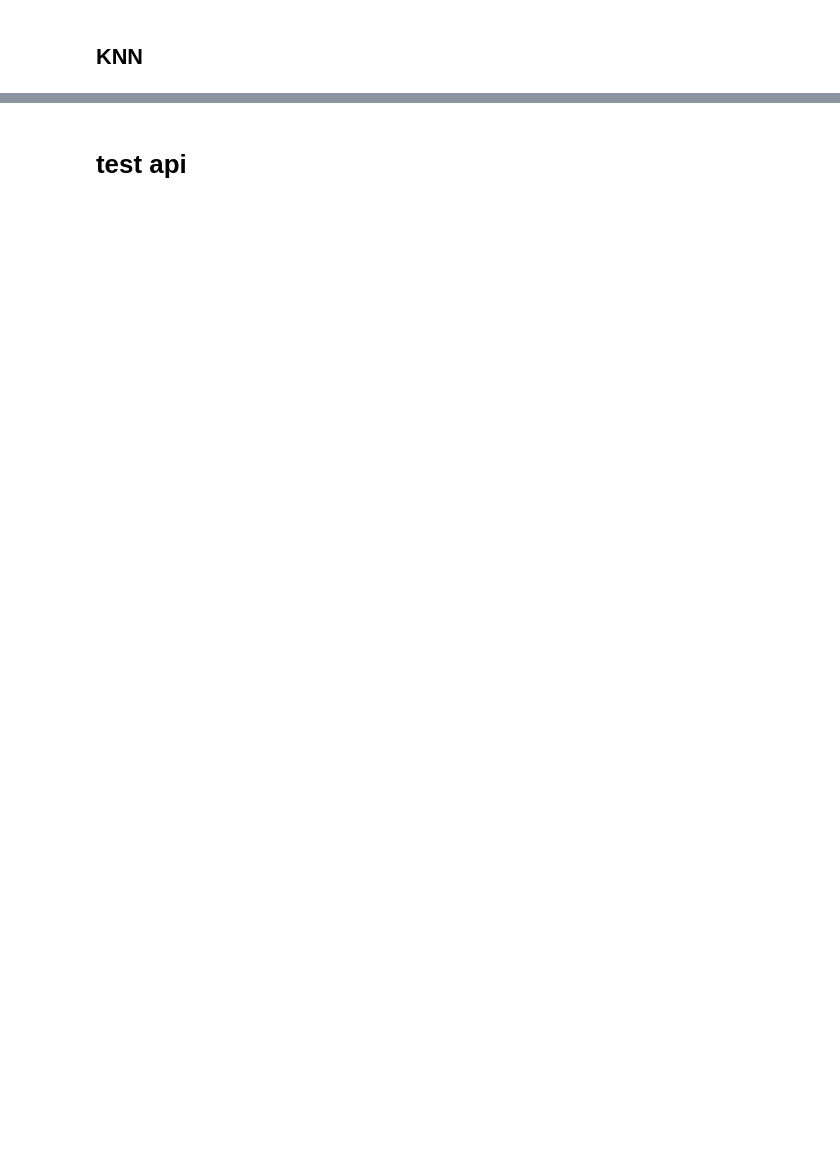
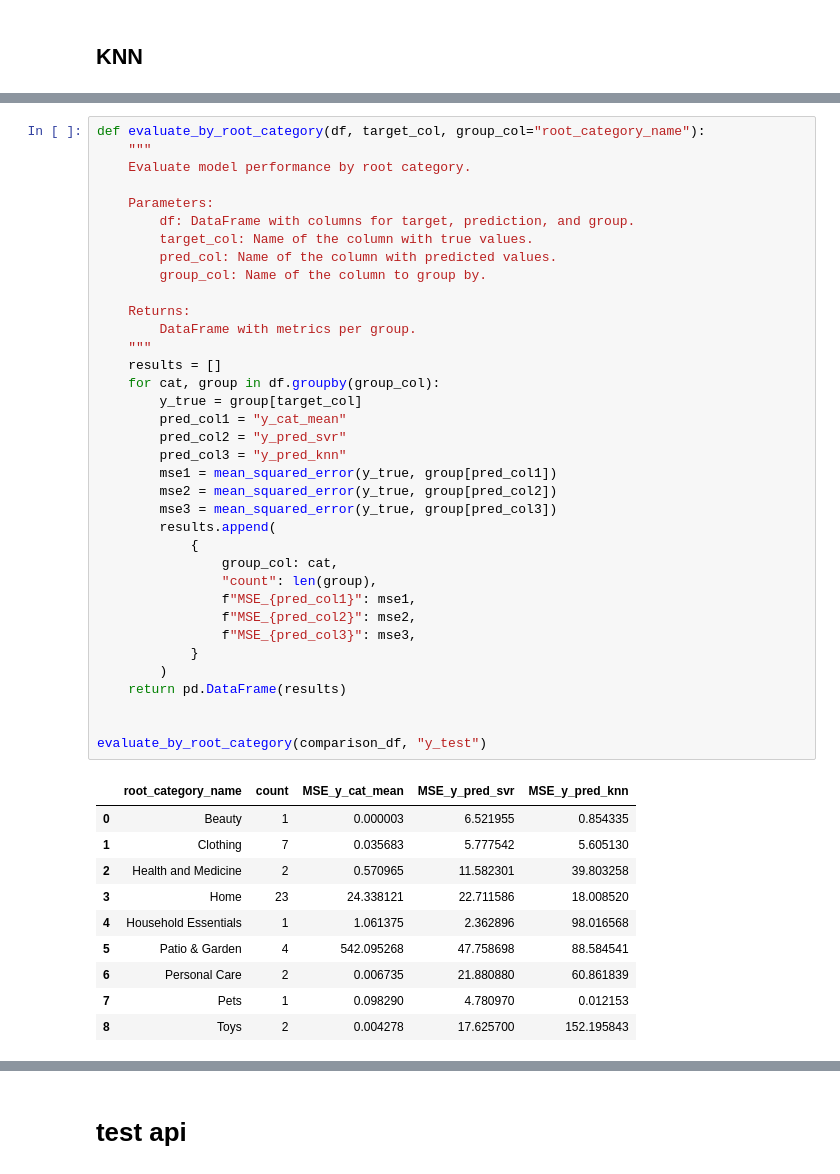
Before and after one commit to madboffin/DS-peso-y-volumetria-de-mercancias, a Jupyter notebook: notebooks/03_model_training.ipynb, the cells around one changed output, grey strips where cells are left out. Drawn from its saved outputs; the diff is of its cells as text; blank space fills up the shorter version.

```diff
--- a/notebooks/03_model_training.ipynb
+++ b/notebooks/03_model_training.ipynb
@@ -237,0 +243,47 @@ Model saved to ../models/trained_models/weight_model_knn.pkl
+# %%
+def evaluate_by_root_category(df, target_col, group_col="root_category_name"):
+    """
+    Evaluate model performance by root category.
+
+    Parameters:
+        df: DataFrame with columns for target, prediction, and group.
+        target_col: Name of the column with true values.
+        pred_col: Name of the column with predicted values.
+        group_col: Name of the column to group by.
+
+    Returns:
+        DataFrame with metrics per group.
+    """
+    results = []
+    for cat, group in df.groupby(group_col):
+        y_true = group[target_col]
+        pred_col1 = "y_cat_mean"
+        pred_col2 = "y_pred_svr"
+        pred_col3 = "y_pred_knn"
+        mse1 = mean_squared_error(y_true, group[pred_col1])
+        mse2 = mean_squared_error(y_true, group[pred_col2])
+        mse3 = mean_squared_error(y_true, group[pred_col3])
+        results.append(
+            {
+                group_col: cat,
+                "count": len(group),
+                f"MSE_{pred_col1}": mse1,
+                f"MSE_{pred_col2}": mse2,
+                f"MSE_{pred_col3}": mse3,
+            }
+        )
+    return pd.DataFrame(results)
+
+
+evaluate_by_root_category(comparison_df, "y_test")
+# %% [output]
+|  | root_category_name | count | MSE_y_cat_mean | MSE_y_pred_svr | MSE_y_pred_knn |
+| 0 | Beauty | 1 | 0.000003 | 6.521955 | 0.854335 |
+| 1 | Clothing | 7 | 0.035683 | 5.777542 | 5.605130 |
+| 2 | Health and Medicine | 2 | 0.570965 | 11.582301 | 39.803258 |
+| 3 | Home | 23 | 24.338121 | 22.711586 | 18.008520 |
+| 4 | Household Essentials | 1 | 1.061375 | 2.362896 | 98.016568 |
+| 5 | Patio & Garden | 4 | 542.095268 | 47.758698 | 88.584541 |
+| 6 | Personal Care | 2 | 0.006735 | 21.880880 | 60.861839 |
+| 7 | Pets | 1 | 0.098290 | 4.780970 | 0.012153 |
+| 8 | Toys | 2 | 0.004278 | 17.625700 | 152.195843 |
```
Also changed, not shown: parts of 27 cells of this notebook.
